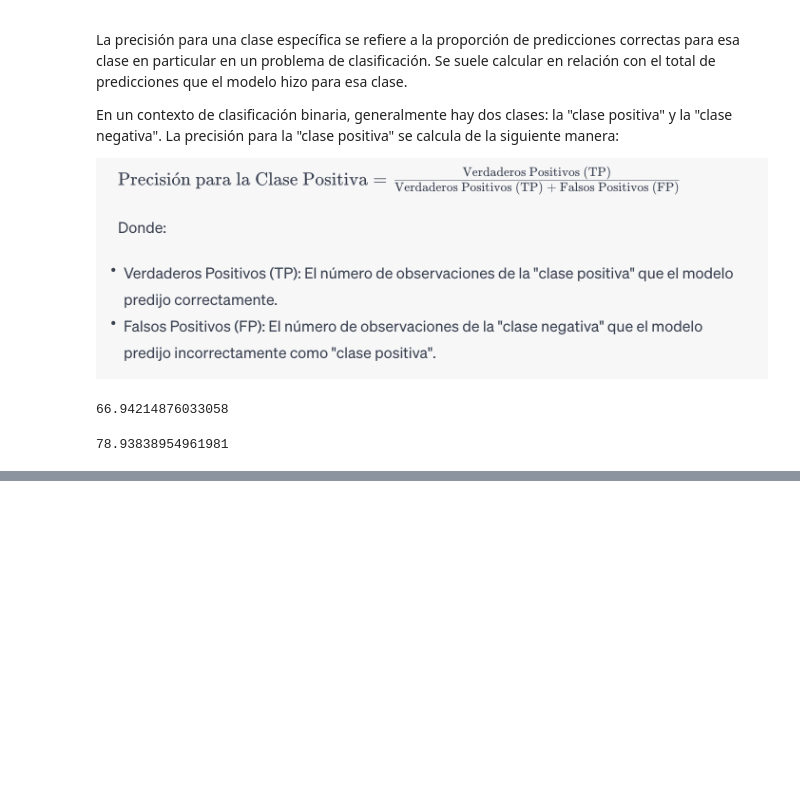
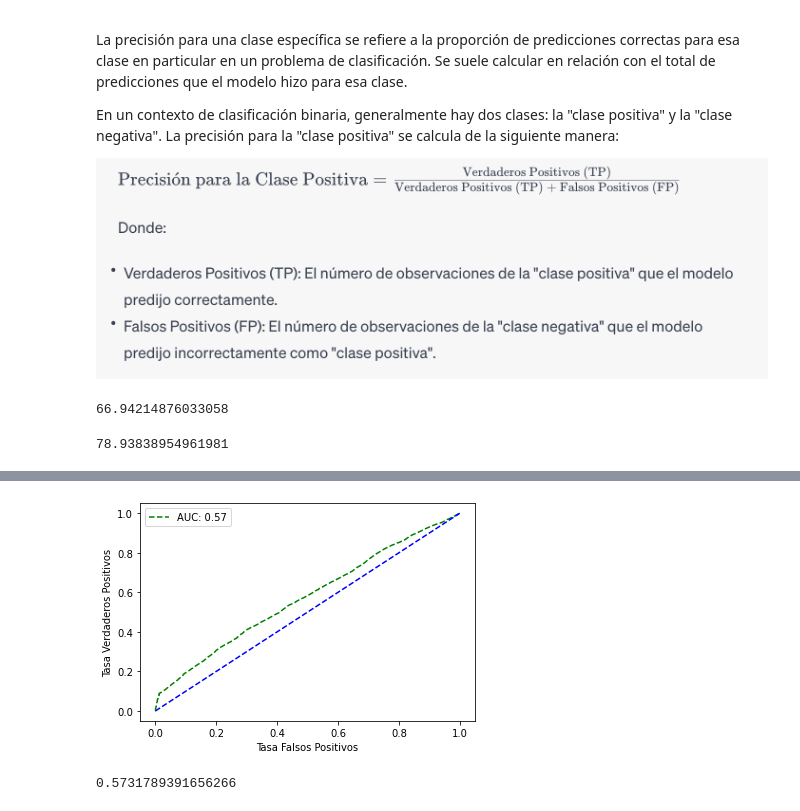
Before and after one commit to Oscar19922017/ModeloCredit2023, a Jupyter notebook: 3_Modelos.ipynb, the cells around one changed output, grey strips where cells are left out. Cells and saved outputs as stored; diff of their text form; code cells hidden in the pictures; blank space fills up the shorter version.

```diff
--- a/3_Modelos.ipynb
+++ b/3_Modelos.ipynb
@@ -582,0 +690,5 @@ PrecisionNoMorosos
+# %%
+curva_roc(y=y_train,Modelo=Modelo_LogitForward,X=x_train_statsmodelsForward,tipo="Logit")
+# %% [output]
+[figure, added]
+0.5731789391656266
```
Also changed, not shown: parts of 28 cells of this notebook.
